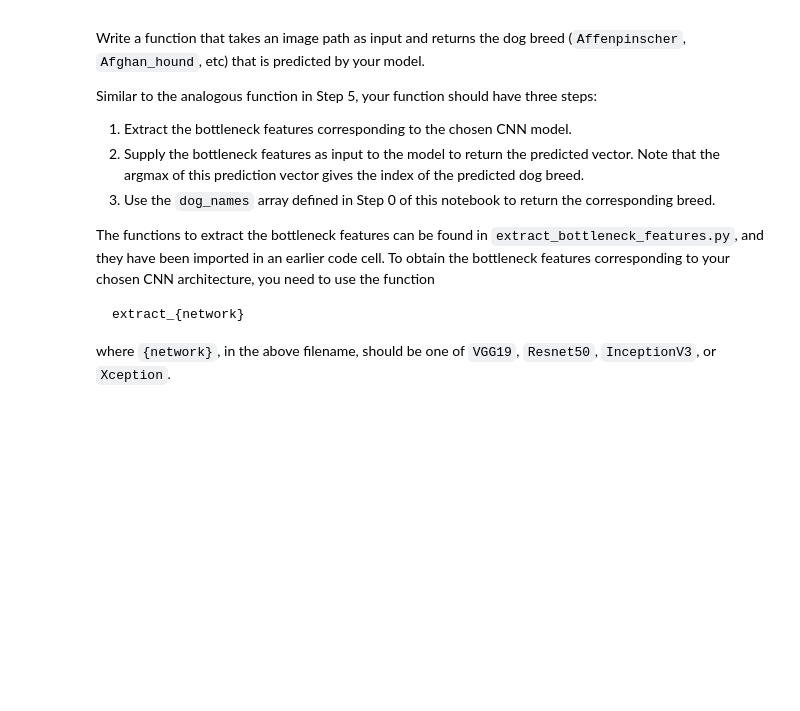
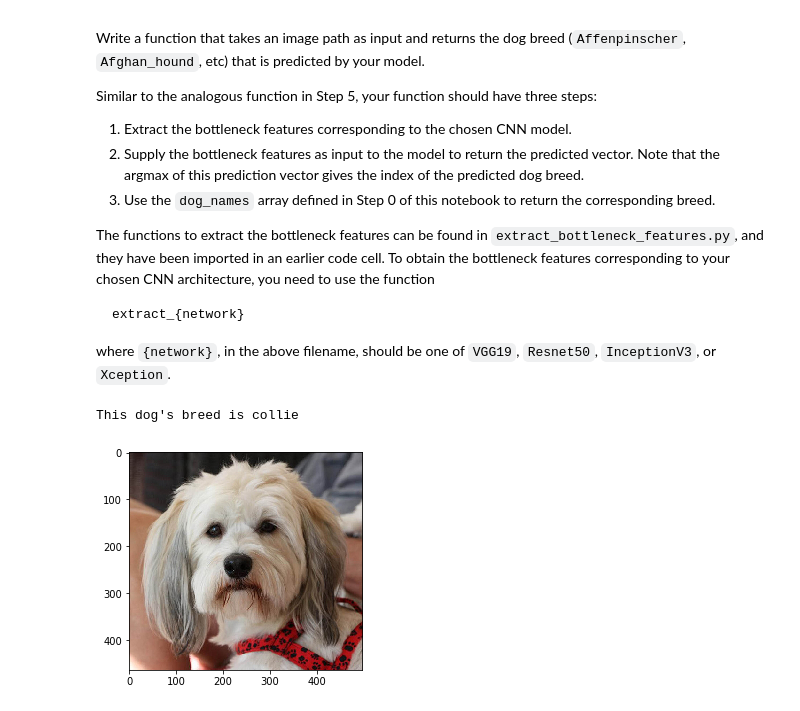
Before and after one commit to swaption2009/aind2_cnn_project, a Jupyter notebook: dog_app.ipynb, the cells around one changed output. Saved outputs shown, nothing was run; the diff lists cells and outputs as text; code cells hidden in the pictures; blank space fills up the shorter version.

```diff
--- a/dog_app.ipynb
+++ b/dog_app.ipynb
@@ -847,6 +979,23 @@ where `{network}`, in the above filename, should be one of `VGG19`, `Resnet50`,
 # %%
 ### TODO: Write a function that takes a path to an image as input
 ### and returns the dog breed that is predicted by the model.
+
+from extract_bottleneck_features import extract_Resnet50
+from PIL import Image
+from pylab import *
+
+def y_proba(img):
+    x = extract_Resnet50(path_to_tensor(img))
+    y = np.argmax(resnet50_model.predict(x))
+    im = Image.open(img)
+    imshow(im)
+    breed = breeds[y-1]
+    return breed
+
+print('This dog\'s breed is', y_proba(dog_files_short[50]))
+# %% [output]
+This dog's breed is collie
+[figure, added]
 # %% [markdown]
 ---
 <a id='step6'></a>
```
Also changed, not shown: parts of 25 cells of this notebook, 3 other files.
